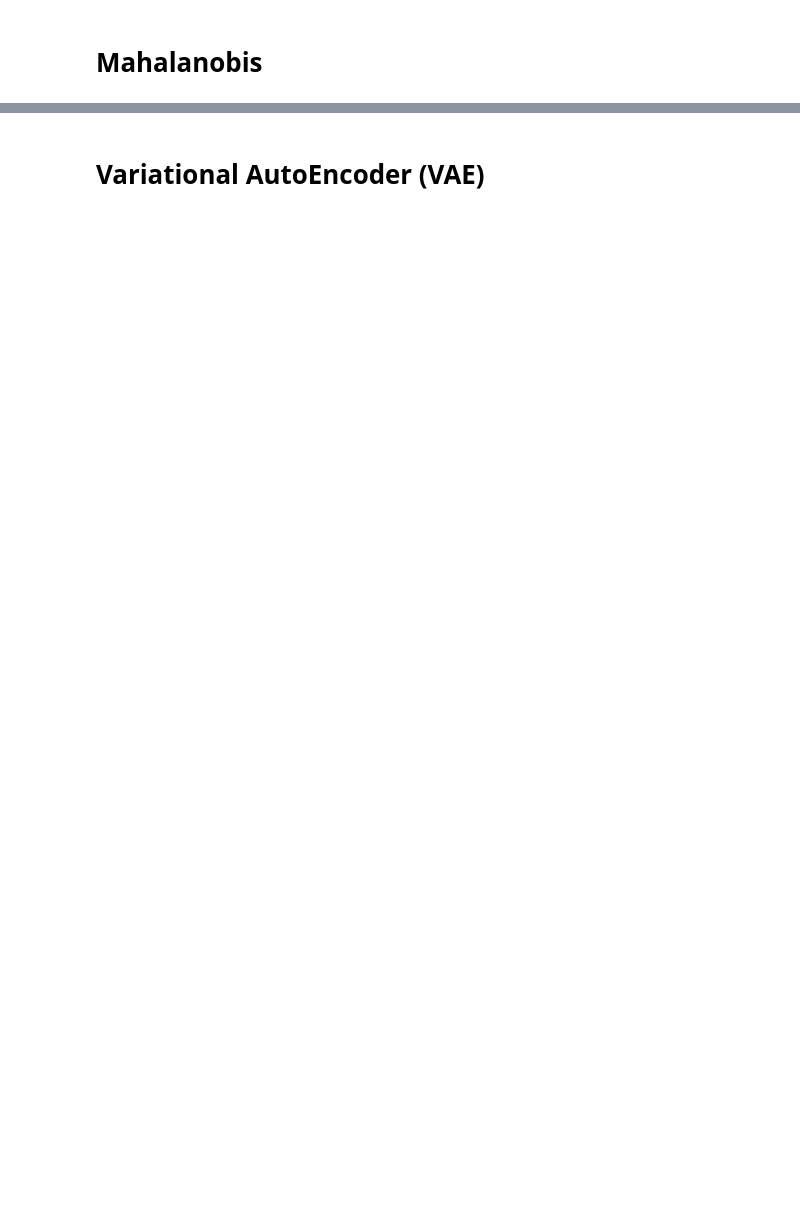
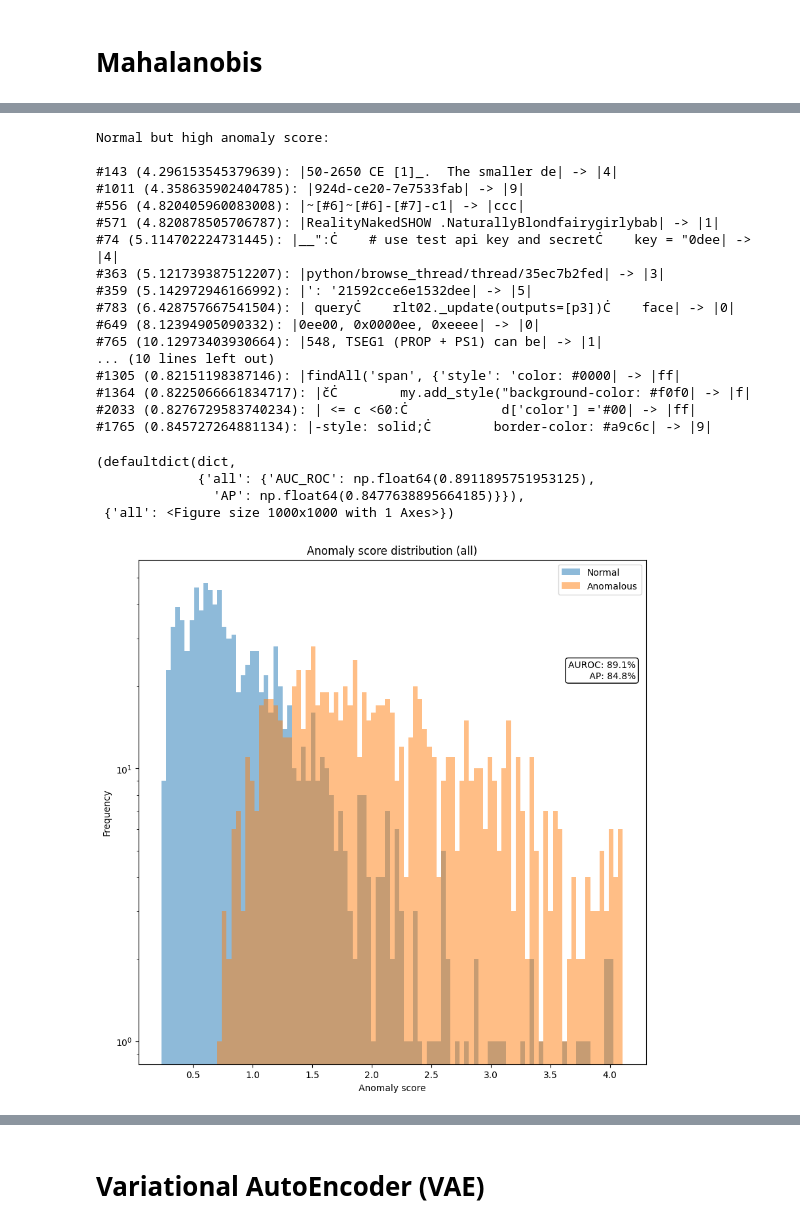
Before and after one commit to jordansauce/mad-experiments, a Jupyter notebook: tiny_natural_mechanisms.ipynb, the cells around one changed output, grey strips where cells are left out. Saved outputs shown, nothing was run; the diff lists cells and outputs as text; code cells hidden in the pictures; blank space fills up the shorter version.

```diff
--- a/tiny_natural_mechanisms.ipynb
+++ b/tiny_natural_mechanisms.ipynb
@@ -65,0 +92,14 @@ unembed
+# %%
+# Visualize examples in the the test dataset
+def sample_format_fn(sample):
+    prompt = ''.join(task.model.tokenizer.convert_ids_to_tokens(sample[0])).replace('Ġ',' ')
+    completion = ''.join(task.model.tokenizer.convert_ids_to_tokens([sample[1]]))
+    return f"|{prompt}| -> |{completion}|"
+
+for anomalous in [False, True]:
+    print('\n----------------------------------------------------------------------')
+    print(f"-------------------------{' ANOMALOUS EXAMPLES ' if anomalous else ' NORMAL EXAMPLES ---'}-------------------------")
+    print('----------------------------------------------------------------------')
+    for i in range(50):
+        sample = task.test_data.anomalous_data[i] if anomalous else task.test_data.normal_data[i]
+        print(f"{'ANOMALY: ' if anomalous else 'NORMAL:  '}{sample_format_fn(sample)}")
@@ -66,13 +174,9 @@ unembed
 # %% [markdown]
 # Mahalanobis
 # %%
-names = [
-    # "hook_embed.output",
-    "blocks.0.hook_attn_out.output",
-    # "blocks.0.attn.hook_attn_scores.output",
-    # "blocks.0.attn.hook_q.output",
-    # "ln_final.hook_normalized.output",
-]
 
 cache = detectors.FeatureCache(device=device)
 mahalanobis_detector = detectors.MahalanobisDetector(activation_names=names, layer_aggregation="mean", individual_processing_fn=get_activation_at_last_token, cache=cache)
+mahalanobis_detector.train(task, batch_size=64)
+mahalanobis_detector.eval(dataset=task.test_data, batch_size=64, show_worst_mistakes=True, sample_format_fn=sample_format_fn)
+# %% [output]
@@ -78,0 +188,22 @@ mahalanobis_detector = detectors.MahalanobisDetector(activation_names=names, lay
+Normal but high anomaly score:
+
+#143 (4.296153545379639): |50-2650 CE [1]_.  The smaller de| -> |4|
+#1011 (4.358635902404785): |924d-ce20-7e7533fab| -> |9|
+#556 (4.820405960083008): |~[#6]~[#6]-[#7]-c1| -> |ccc|
+#571 (4.820878505706787): |RealityNakedSHOW .NaturallyBlondfairygirlybab| -> |1|
+#74 (5.114702224731445): |__":Ċ    # use test api key and secretĊ    key = "0dee| -> |4|
+#363 (5.121739387512207): |python/browse_thread/thread/35ec7b2fed| -> |3|
+#359 (5.142972946166992): |': '21592cce6e1532dee| -> |5|
+#783 (6.428757667541504): | queryĊ    rlt02._update(outputs=[p3])Ċ    face| -> |0|
+#649 (8.12394905090332): |0ee00, 0x0000ee, 0xeeee| -> |0|
+#765 (10.12973403930664): |548, TSEG1 (PROP + PS1) can be| -> |1|
+... (10 lines left out)
+#1305 (0.82151198387146): |findAll('span', {'style': 'color: #0000| -> |ff|
+#1364 (0.8225066661834717): |čĊ        my.add_style("background-color: #f0f0| -> |f|
+#2033 (0.8276729583740234): | <= c <60:Ċ            d['color'] ='#00| -> |ff|
+#1765 (0.845727264881134): |-style: solid;Ċ        border-color: #a9c6c| -> |9|
+(defaultdict(dict,
+             {'all': {'AUC_ROC': np.float64(0.8911895751953125),
+               'AP': np.float64(0.8477638895664185)}}),
+ {'all': <Figure size 1000x1000 with 1 Axes>})
+[figure, added]
```
Also changed, not shown: parts of 26 cells of this notebook.
